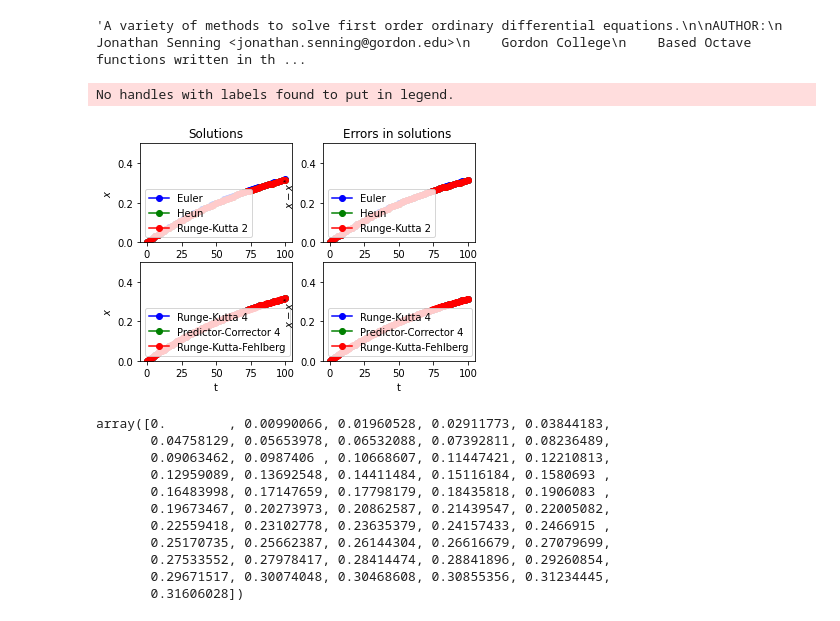
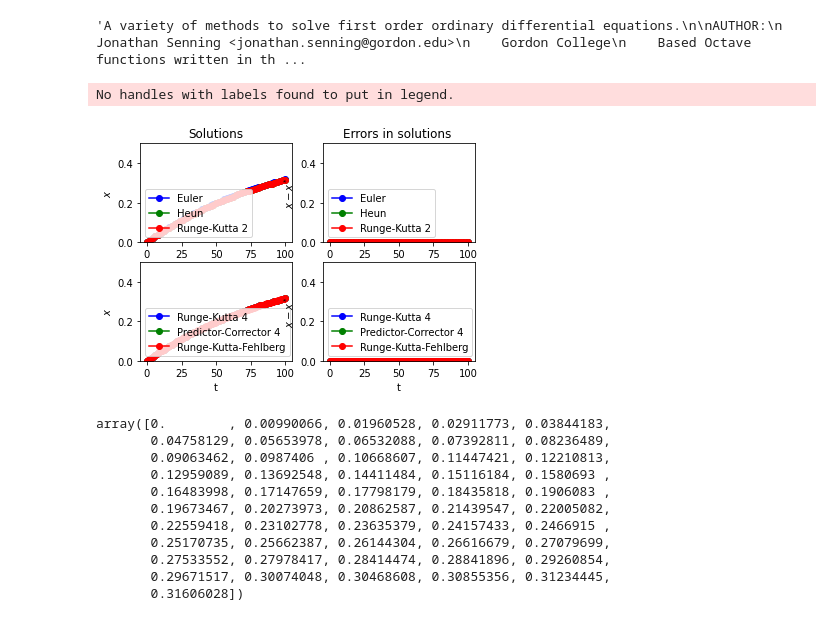
Before and after one commit to ucfilho/Disciplina_Metodos_Numericos_2020, a Jupyter notebook: Mod_03_class_07_ode_problemas_set_29_2020.ipynb, the cells around one changed output. Cells and saved outputs as stored; diff of their text form; code cells hidden in the pictures.

```diff
--- a/Mod_03_class_07_ode_problemas_set_29_2020.ipynb
+++ b/Mod_03_class_07_ode_problemas_set_29_2020.ipynb
@@ -534,9 +534,8 @@ if __name__ == "__main__":
     V=80 #m3
     Q1=0.005 # m3/min
     Q2=0.8 # m3/min
-    x = V*Q1/Q2*(1.0-np.exp(-Q1*t/V))
-    xrkf = V*Q1/Q2*(1.0-np.exp(-Q1*t_rkf/V))
-    #xrkf = -np.exp( 1.0 - np.cos( t_rkf ) )
+    x = V*Q1/Q2*(1.0-np.exp(-Q2*t/V))
+    xrkf = V*Q1/Q2*(1.0-np.exp(-Q2*t_rkf/V))
 
 plt.legend(fontsize=2)
 #   figure( 1 )
@@ -553,34 +552,34 @@ legend( ( 'Euler ', 'Heun ', 'Runge-Kutta 2' ),
 subplot( 2, 2, 2 )
 plot( t, x_euler - x, 'b-o', t, x_heun - x, 'g-o', t, x_rk2 - x, 'r-o' )
 ylim(a0,b0)
 xlabel( 't' )
 ylabel( '$x - x^*$' )
 title( 'Errors in solutions ' )
 legend( ( 'Euler', 'Heun', 'Runge-Kutta 2' ),loc='lower left' )
 
 #   figure( 3 )
 subplot( 2, 2, 3 )
 plot( t, x_rk4, 'b-o', t, x_pc4, 'g-o', t_rkf, x_rkf, 'r-o' )
 ylim(a0,b0)
 xlabel( 't' )
 ylabel( '$x$' )
 #title( 'Solutions ' )
 legend( ( 'Runge-Kutta 4', 'Predictor-Corrector 4', \
               'Runge-Kutta-Fehlberg' ), loc='lower left' )
 
 #   figure( 4 )
 subplot( 2, 2, 4 )
 plot( t, x_rk4 - x, 'b-o', t, x_pc4 - x, 'g-o', t_rkf, x_rkf - xrkf, 'r-o' )
 ylim(a0,b0)
 xlabel( 't' )
 ylabel( '$x - x^*$' )
 #title( 'Errors in solutions ' )
 legend( ( 'Runge-Kutta 4', 'Predictor-Corrector 4','Runge-Kutta-Fehlberg' ), loc='lower left' )
 
 show()
 # %% [output]
 No handles with labels found to put in legend.
-[figure, old version]
+[figure, new version]
 # %%
 x_rk4
 # %% [output]
```
Also changed, not shown: parts of 2 cells of this notebook.
